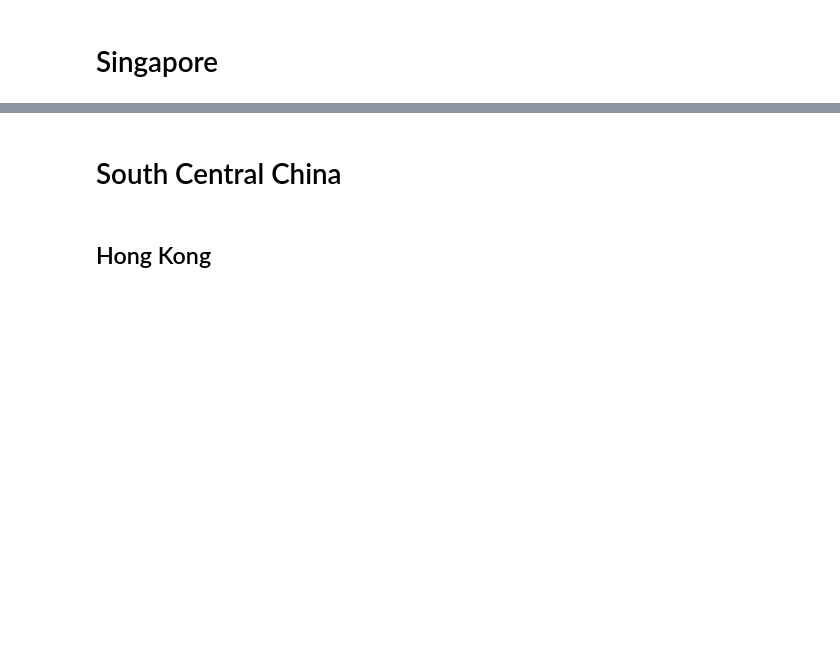
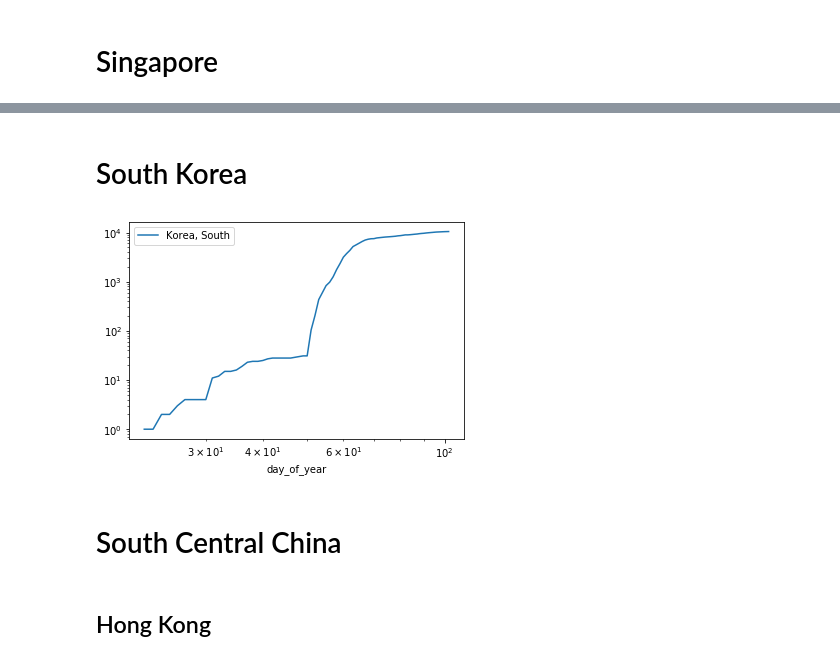
Before and after one commit to jpmieville/COVID-19_data_analyis, a Jupyter notebook: covid19_world.ipynb, the cells around one changed output, grey strips where cells are left out. Saved outputs shown, nothing was run; the diff lists cells and outputs as text; code cells hidden in the pictures; blank space fills up the shorter version.

```diff
--- a/covid19_world.ipynb
+++ b/covid19_world.ipynb
@@ -277,0 +285,2 @@ plot_data(singapore, logy=True, logx=True)
+# %% [markdown]
+# South Korea
@@ -278,3 +289,7 @@ plot_data(singapore, logy=True, logx=True)
+# %%
+plot_data(kr, logy=True, logx=True)
+# %% [output]
+[figure, added]
 # %% [markdown]
 # South Central China
 # %% [markdown]
```
Also changed, not shown: parts of 60 cells of this notebook, 1 other file.
